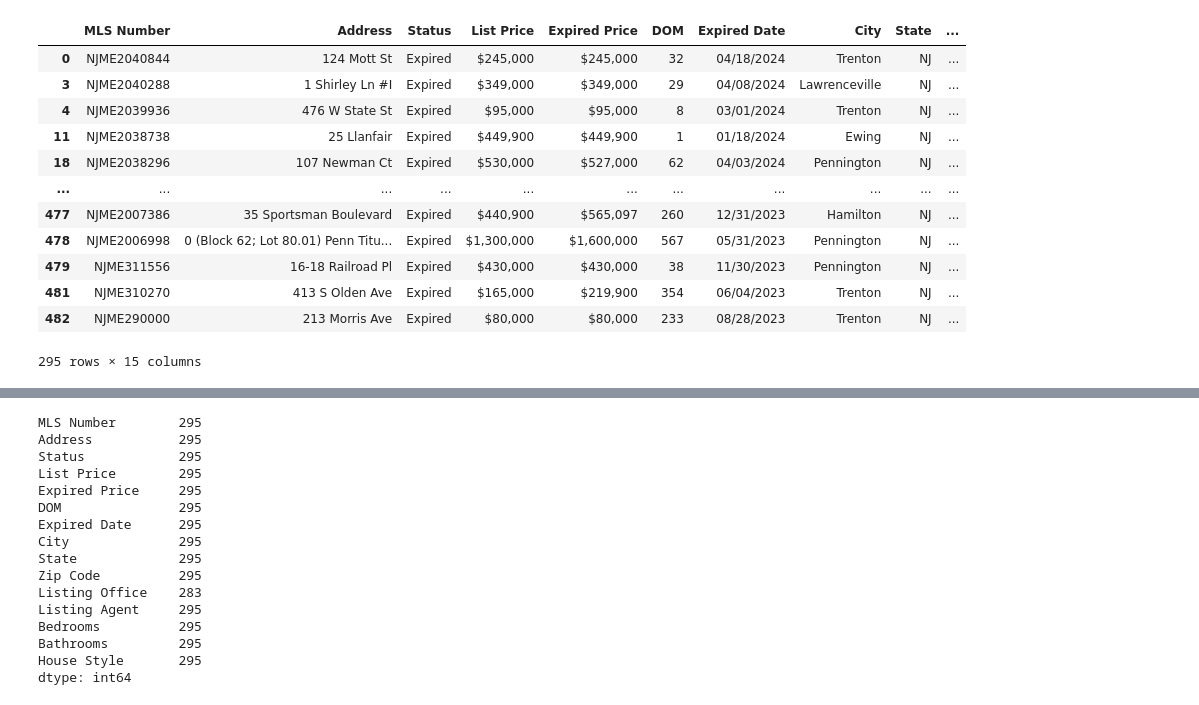
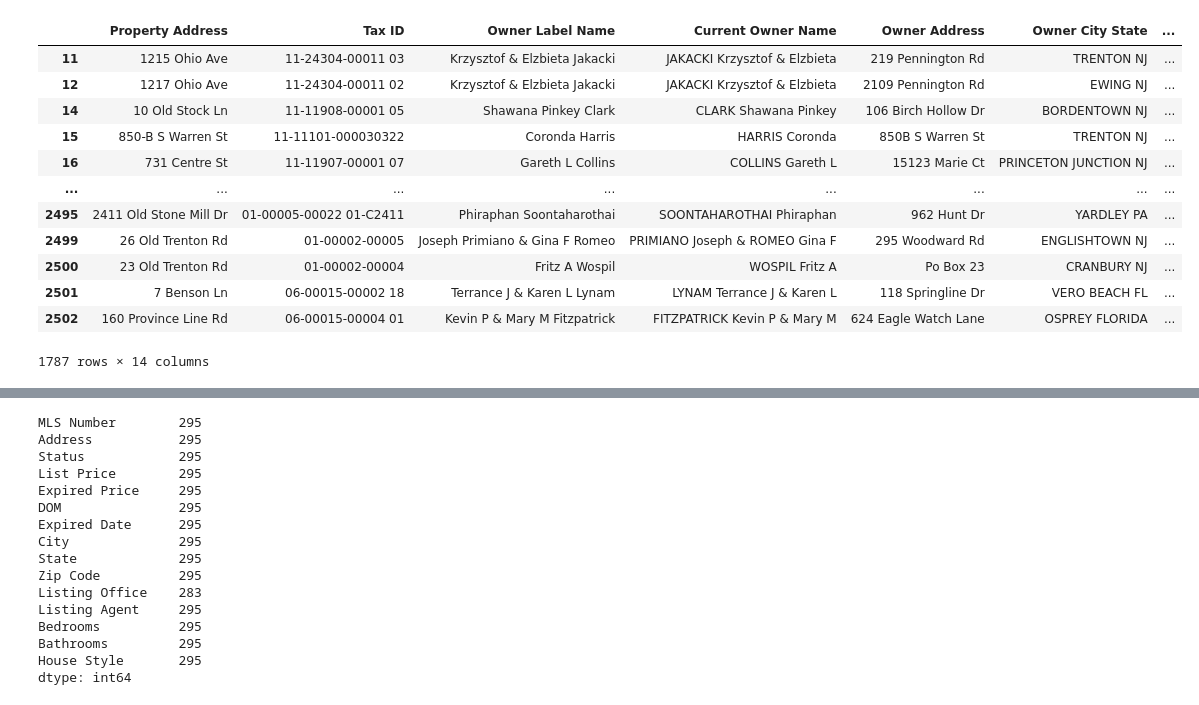
Before and after one commit to cavallon/Absentee_Owner_Data_Cleaning, a Jupyter notebook: out_of_state_code.ipynb, the cells around one changed output, grey strips where cells are left out. Cells and saved outputs as stored; diff of their text form; code cells hidden in the pictures.

```diff
--- a/out_of_state_code.ipynb
+++ b/out_of_state_code.ipynb
@@ -23,0 +10,5 @@ expired_data.head()
+# %%
+pd.set_option('display.max_columns', None)
+# %%
+state_data = pd.read_csv(file_path)
+state_data.head()
@@ -38 +28,3 @@ expired_sold_df.head()
+# %%
+state_data.dropna(inplace=True)
 # %%
@@ -133,18 +81,18 @@ reduced_expired_properties
-# %%
-reduced_expired_properties.rename(columns = {'MLSNumber_x': 'MLS Number', 'OriginalPrice': 'List Price', 'CurrentPrice': 'Expired Price', 'StatusDate_x': 'Expired Date',
-                                    'ListOfficeName_x': 'Listing Office', "ListAgentName_x": 'Listing Agent', 'Bedrooms_x': 'Bedrooms', 'Baths_x': 'Bathrooms', 'Style_x': 'House Style'}, inplace = True)
-reduced_expired_properties
-# %% [output]
-|  | MLS Number | Address | Status | List Price | Expired Price | DOM | Expired Date | City | State | ... |
-| 0 | NJME2040844 | 124 Mott St | Expired | $245,000 | $245,000 | 32 | 04/18/2024 | Trenton | NJ | ... |
-| 3 | NJME2040288 | 1 Shirley Ln #I | Expired | $349,000 | $349,000 | 29 | 04/08/2024 | Lawrenceville | NJ | ... |
-| 4 | NJME2039936 | 476 W State St | Expired | $95,000 | $95,000 | 8 | 03/01/2024 | Trenton | NJ | ... |
-| 11 | NJME2038738 | 25 Llanfair | Expired | $449,900 | $449,900 | 1 | 01/18/2024 | Ewing | NJ | ... |
-| 18 | NJME2038296 | 107 Newman Ct | Expired | $530,000 | $527,000 | 62 | 04/03/2024 | Pennington | NJ | ... |
-| ... | ... | ... | ... | ... | ... | ... | ... | ... | ... | ... |
-| 477 | NJME2007386 | 35 Sportsman Boulevard | Expired | $440,900 | $565,097 | 260 | 12/31/2023 | Hamilton | NJ | ... |
-| 478 | NJME2006998 | 0 (Block 62; Lot 80.01) Penn Titu... | Expired | $1,300,000 | $1,600,000 | 567 | 05/31/2023 | Pennington | NJ | ... |
-| 479 | NJME311556 | 16-18 Railroad Pl | Expired | $430,000 | $430,000 | 38 | 11/30/2023 | Pennington | NJ | ... |
-| 481 | NJME310270 | 413 S Olden Ave | Expired | $165,000 | $219,900 | 354 | 06/04/2023 | Trenton | NJ | ... |
-| 482 | NJME290000 | 213 Morris Ave | Expired | $80,000 | $80,000 | 233 | 08/28/2023 | Trenton | NJ | ... |
-295 rows × 15 columns
+# %%
+state_data.rename(columns = {'Property Address Formatted': 'Property Address', 'City': 'Property City', 'State Or Province': 'Property State', 'Postal Code': 'Property Zip Code',
+                                    'Owner Postal Code': 'Owner Zip Code', "Owner Postal 4": 'Owner Zip 4', 'Postal Code Plus 4': 'Property Zip 4'}, inplace = True)
+state_data
+# %% [output]
+|  | Property Address | Tax ID | Owner Label Name | Current Owner Name | Owner Address | Owner City State | ... |
+| 11 | 1215 Ohio Ave | 11-24304-00011 03 | Krzysztof & Elzbieta Jakacki | JAKACKI Krzysztof & Elzbieta | 219 Pennington Rd | TRENTON NJ | ... |
+| 12 | 1217 Ohio Ave | 11-24304-00011 02 | Krzysztof & Elzbieta Jakacki | JAKACKI Krzysztof & Elzbieta | 2109 Pennington Rd | EWING NJ | ... |
+| 14 | 10 Old Stock Ln | 11-11908-00001 05 | Shawana Pinkey Clark | CLARK Shawana Pinkey | 106 Birch Hollow Dr | BORDENTOWN NJ | ... |
+| 15 | 850-B S Warren St | 11-11101-000030322 | Coronda Harris | HARRIS Coronda | 850B S Warren St | TRENTON NJ | ... |
+| 16 | 731 Centre St | 11-11907-00001 07 | Gareth L Collins | COLLINS Gareth L | 15123 Marie Ct | PRINCETON JUNCTION NJ | ... |
+| ... | ... | ... | ... | ... | ... | ... | ... |
+| 2495 | 2411 Old Stone Mill Dr | 01-00005-00022 01-C2411 | Phiraphan Soontaharothai | SOONTAHAROTHAI Phiraphan | 962 Hunt Dr | YARDLEY PA | ... |
+| 2499 | 26 Old Trenton Rd | 01-00002-00005 | Joseph Primiano & Gina F Romeo | PRIMIANO Joseph & ROMEO Gina F | 295 Woodward Rd | ENGLISHTOWN NJ | ... |
+| 2500 | 23 Old Trenton Rd | 01-00002-00004 | Fritz A Wospil | WOSPIL Fritz A | Po Box 23 | CRANBURY NJ | ... |
+| 2501 | 7 Benson Ln | 06-00015-00002 18 | Terrance J & Karen L Lynam | LYNAM Terrance J & Karen L | 118 Springline Dr | VERO BEACH FL | ... |
+| 2502 | 160 Province Line Rd | 06-00015-00004 01 | Kevin P & Mary M Fitzpatrick | FITZPATRICK Kevin P & Mary M | 624 Eagle Watch Lane | OSPREY FLORIDA | ... |
+1787 rows × 14 columns
```
Also changed, not shown: parts of 18 cells of this notebook, 3 other files.
